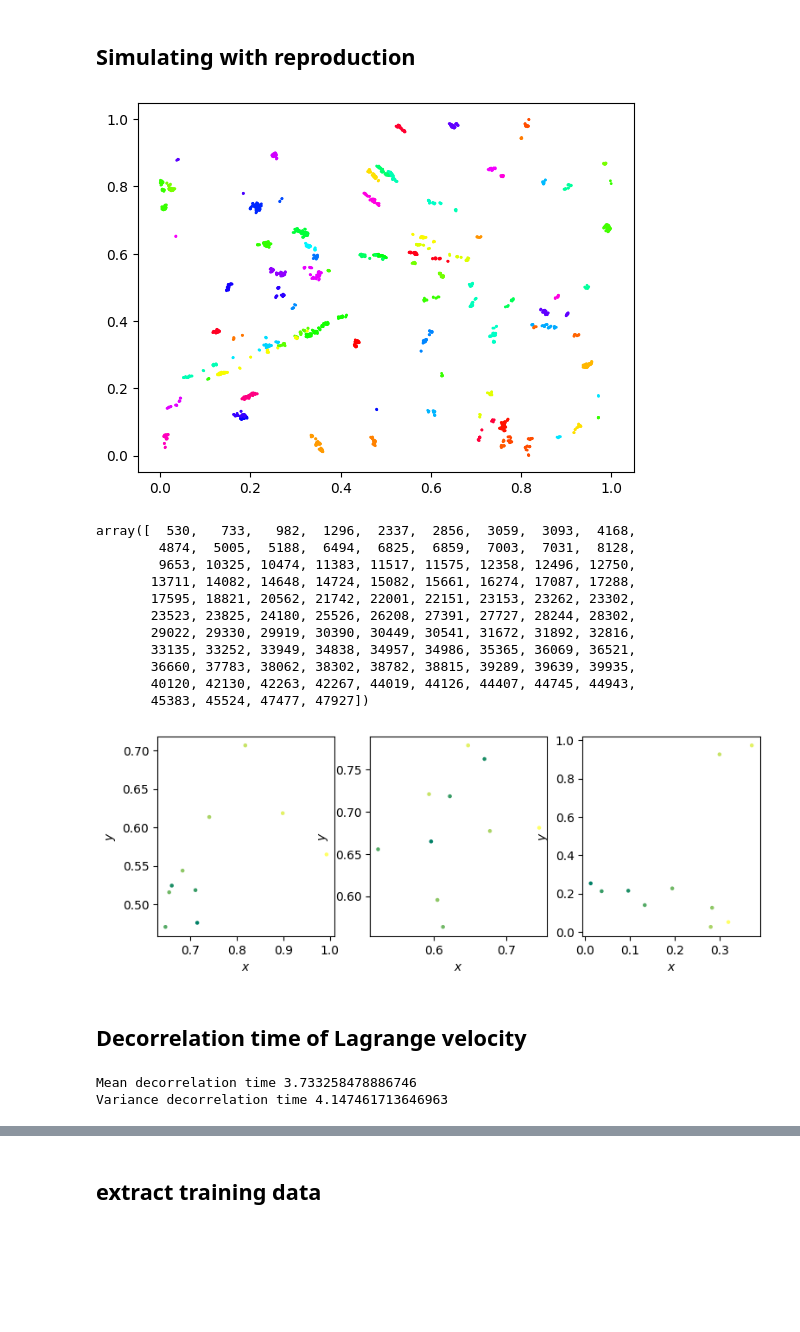
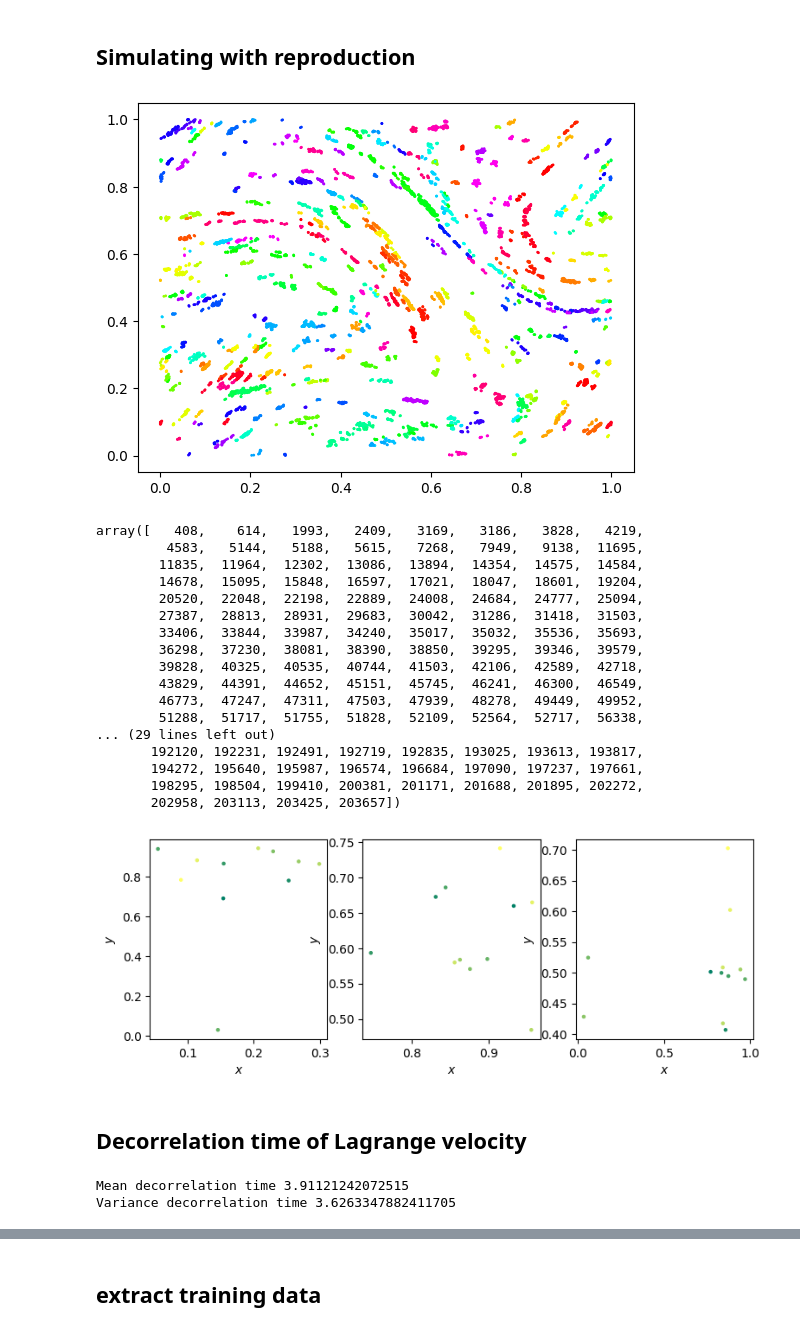
Before and after one commit to KatharinaBracher/Brownian-Bug-Model, a Jupyter notebook: trajectory.ipynb, the cells around one changed output, grey strips where cells are left out. Drawn from its saved outputs; the diff is of its cells as text; code cells hidden in the pictures; blank space fills up the shorter version.

```diff
--- a/trajectory.ipynb
+++ b/trajectory.ipynb
@@ -43,7 +40,7 @@ for i,id in enumerate([0,50,100]):
 # %% [markdown]
 ## Simulating with reproduction
 # %%
-n = 2000 # Starting plankton population size.
+n = 10000 # Starting plankton population size.
 iters = 50 # Time steps.
 L_max = 1 # Size of square domain.
 colour_map = "hsv"
@@ -65,7 +62,7 @@ final_idx = np.where(t_final==np.max(t_final))[0]
 plt.scatter(np.array(x)[final_idx], np.array(y)[final_idx], c=np.array(y0)[final_idx], s=1, cmap=colour_map)
 plt.show()
 # %% [output]
-[figure, old version]
+[figure, new version]
 # %%
 traj_len = []
 for id in plankton_dict:
@@ -73,27 +70,33 @@ for id in plankton_dict:
 long_traj = np.where(np.array(traj_len)>=10)[0]
 long_traj
 # %% [output]
-array([  530,   733,   982,  1296,  2337,  2856,  3059,  3093,  4168,
-        4874,  5005,  5188,  6494,  6825,  6859,  7003,  7031,  8128,
-        9653, 10325, 10474, 11383, 11517, 11575, 12358, 12496, 12750,
-       13711, 14082, 14648, 14724, 15082, 15661, 16274, 17087, 17288,
-       17595, 18821, 20562, 21742, 22001, 22151, 23153, 23262, 23302,
-       23523, 23825, 24180, 25526, 26208, 27391, 27727, 28244, 28302,
-       29022, 29330, 29919, 30390, 30449, 30541, 31672, 31892, 32816,
-       33135, 33252, 33949, 34838, 34957, 34986, 35365, 36069, 36521,
-       36660, 37783, 38062, 38302, 38782, 38815, 39289, 39639, 39935,
-       40120, 42130, 42263, 42267, 44019, 44126, 44407, 44745, 44943,
-       45383, 45524, 47477, 47927])
+array([   408,    614,   1993,   2409,   3169,   3186,   3828,   4219,
+         4583,   5144,   5188,   5615,   7268,   7949,   9138,  11695,
+        11835,  11964,  12302,  13086,  13894,  14354,  14575,  14584,
+        14678,  15095,  15848,  16597,  17021,  18047,  18601,  19204,
+        20520,  22048,  22198,  22889,  24008,  24684,  24777,  25094,
+        27387,  28813,  28931,  29683,  30042,  31286,  31418,  31503,
+        33406,  33844,  33987,  34240,  35017,  35032,  35536,  35693,
+        36298,  37230,  38081,  38390,  38850,  39295,  39346,  39579,
+        39828,  40325,  40535,  40744,  41503,  42106,  42589,  42718,
+        43829,  44391,  44652,  45151,  45745,  46241,  46300,  46549,
+        46773,  47247,  47311,  47503,  47939,  48278,  49449,  49952,
+        51288,  51717,  51755,  51828,  52109,  52564,  52717,  56338,
+... (29 lines left out)
+       192120, 192231, 192491, 192719, 192835, 193025, 193613, 193817,
+       194272, 195640, 195987, 196574, 196684, 197090, 197237, 197661,
+       198295, 198504, 199410, 200381, 201171, 201688, 201895, 202272,
+       202958, 203113, 203425, 203657])
 # %%
 fig, ax = plt.subplots(1,3, figsize=(9,3))
 
-for i,id in enumerate([982,11517,30449]):
+for i,id in enumerate([408,51828,146618]):
     ax.flatten()[i].set_xlabel('$x$')
     ax.flatten()[i].set_ylabel('$y$')
     ax.flatten()[i].scatter(plankton_dict[id]['x'], plankton_dict[id]['y'],
                             c=plankton_dict[id]['t'], cmap='summer', s=5)
 # %% [output]
-[figure, old version]
+[figure, new version]
 # %% [markdown]
 ## Decorrelation time of Lagrange velocity
 # %%
@@ -145,8 +148,8 @@ for id in long_traj:
 print("Mean decorrelation time", np.mean(decorr_time))
 print("Variance decorrelation time", np.var(decorr_time))
 # %% [output]
-Mean decorrelation time 3.733258478886746
-Variance decorrelation time 4.147461713646963
+Mean decorrelation time 3.91121242072515
+Variance decorrelation time 3.6263347882411705
 # %%
 # Plot the original data and the fitted exponential function
 plt.scatter(lags, autocorr_velocity, label='Original Data')
```
Also changed, not shown: parts of 9 cells of this notebook, 2 other files.
